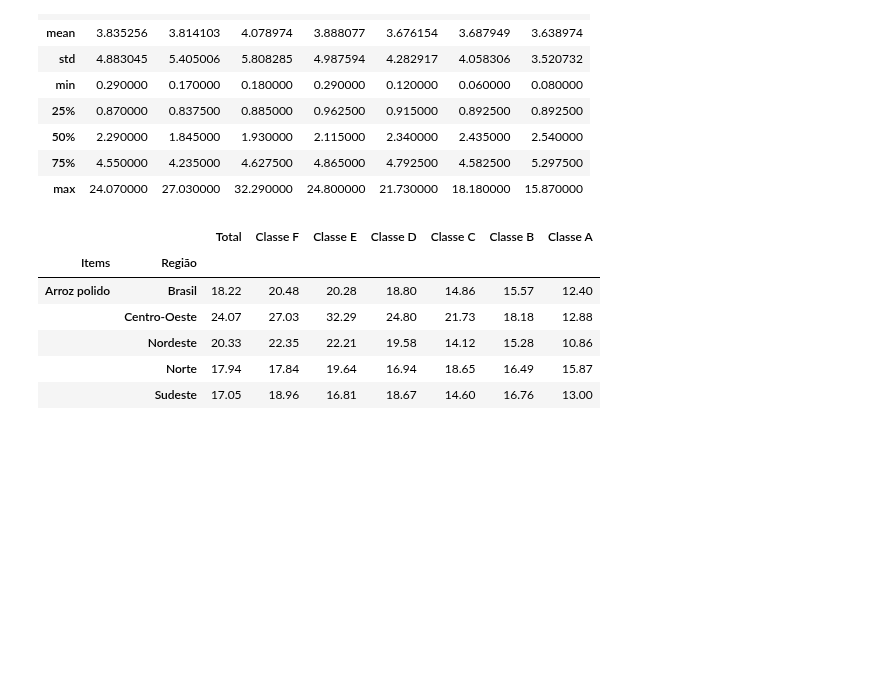
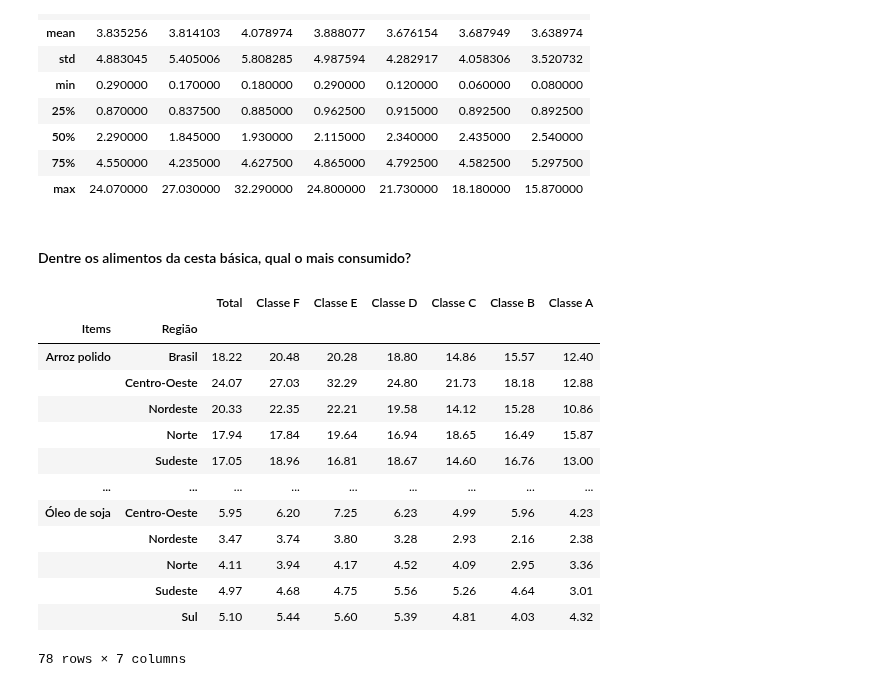
Before and after one commit to O-PY-THA-ON/dcc---fellowship-ci-ncia-de-dados, a Jupyter notebook: eda_dcc.ipynb, the cells around one changed output. Saved outputs shown, nothing was run; the diff lists cells and outputs as text; code cells hidden in the pictures; blank space fills up the shorter version.

```diff
--- a/eda_dcc.ipynb
+++ b/eda_dcc.ipynb
@@ -180,0 +184,2 @@ consumo.describe()
+# %% [markdown]
+#### Dentre os alimentos da cesta básica, qual o mais consumido?
@@ -181,10 +193,17 @@ consumo.describe()
 # %%
-consumo_agrupado.head()
+consumo_agrupado
 # %% [output]
 |  |  | Total | Classe F | Classe E | Classe D | Classe C | Classe B | Classe A |
 | Items | Região |  |  |  |  |  |  |  |
 | Arroz polido | Brasil | 18.22 | 20.48 | 20.28 | 18.80 | 14.86 | 15.57 | 12.40 |
 |  | Centro-Oeste | 24.07 | 27.03 | 32.29 | 24.80 | 21.73 | 18.18 | 12.88 |
 |  | Nordeste | 20.33 | 22.35 | 22.21 | 19.58 | 14.12 | 15.28 | 10.86 |
 |  | Norte | 17.94 | 17.84 | 19.64 | 16.94 | 18.65 | 16.49 | 15.87 |
 |  | Sudeste | 17.05 | 18.96 | 16.81 | 18.67 | 14.60 | 16.76 | 13.00 |
+| ... | ... | ... | ... | ... | ... | ... | ... | ... |
+| Óleo de soja | Centro-Oeste | 5.95 | 6.20 | 7.25 | 6.23 | 4.99 | 5.96 | 4.23 |
+|  | Nordeste | 3.47 | 3.74 | 3.80 | 3.28 | 2.93 | 2.16 | 2.38 |
+|  | Norte | 4.11 | 3.94 | 4.17 | 4.52 | 4.09 | 2.95 | 3.36 |
+|  | Sudeste | 4.97 | 4.68 | 4.75 | 5.56 | 5.26 | 4.64 | 3.01 |
+|  | Sul | 5.10 | 5.44 | 5.60 | 5.39 | 4.81 | 4.03 | 4.32 |
+78 rows × 7 columns
```
Also changed, not shown: parts of 3 cells of this notebook.
